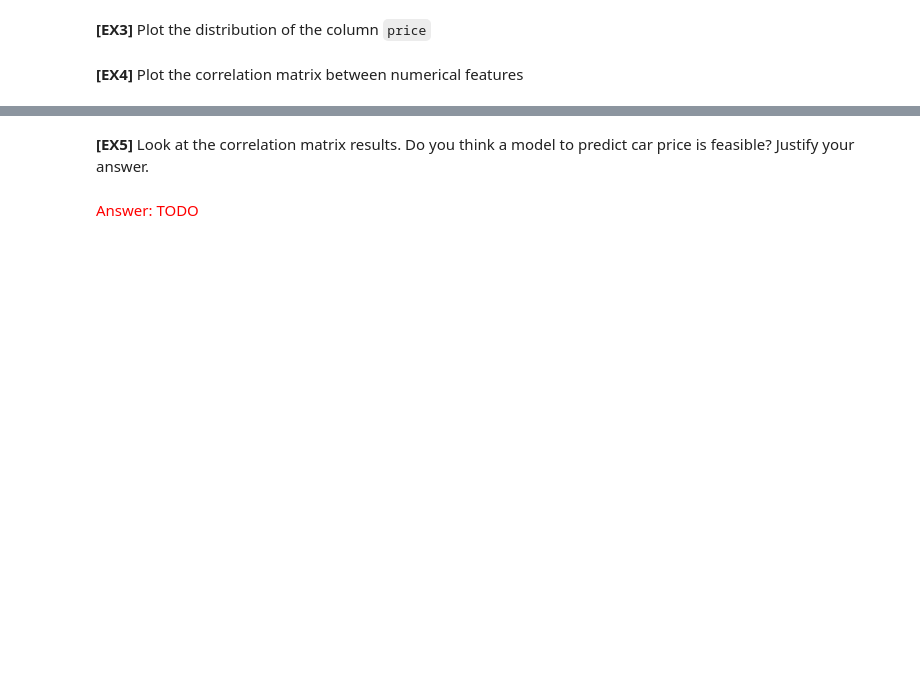
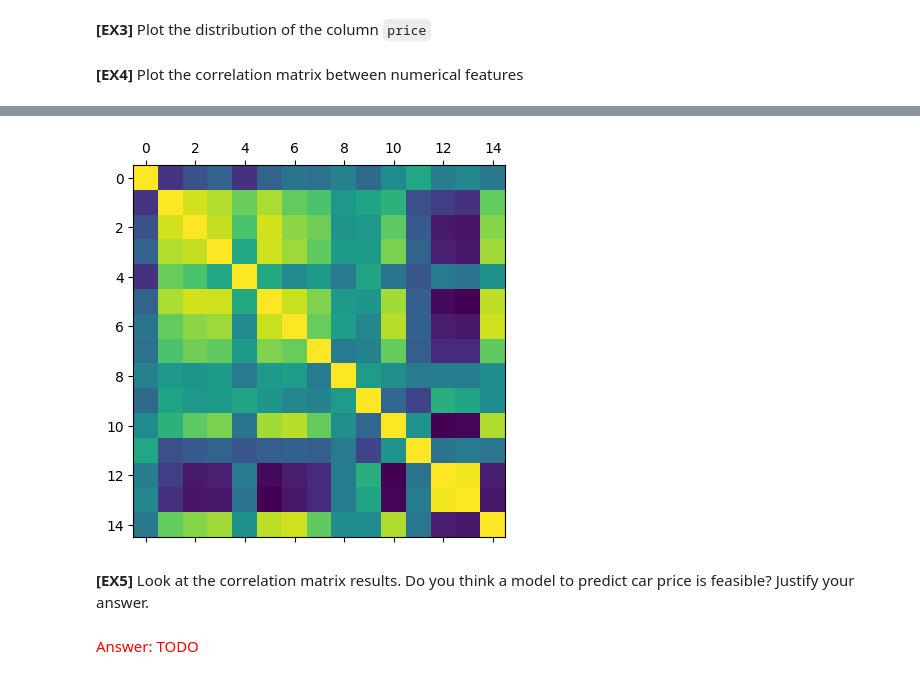
Before and after one commit to LucaFranceschi01/ML_Final_Project, a Jupyter notebook: Project_bonus_extra/P6_students.ipynb, the cells around one changed output, grey strips where cells are left out. Cells and saved outputs as stored; diff of their text form; code cells hidden in the pictures; blank space fills up the shorter version.

```diff
--- a/Project_bonus_extra/P6_students.ipynb
+++ b/Project_bonus_extra/P6_students.ipynb
@@ -69,3 +95,8 @@ df.info()
 <font color="red"> Answer: TODO</font>
 # %% [markdown]
 **[EX2]** Calculate the quartiles, maximum and minimum values for numeric features
+# %%
+numeric_features = ["symboling", "wheelbase", "carlength", "carwidth", "carheight", "curbweight", "enginesize", "boreratio", "stroke", "compressionratio", "horsepower", "peakrpm", "citympg", "highwaympg", "price"]
+df_numeric = df[numeric_features]
+
+df_numeric.quantile([0.25, 0.5, 0.75])
@@ -74,2 +133,10 @@ df.info()
 # %% [markdown]
 **[EX4]** Plot the correlation matrix between numerical features
+# %%
+corr = df_numeric.corr()
+display(corr)
+
+pyplot.matshow(corr)
+
+plt.show()
+# %% [output]
@@ -76,3 +159,4 @@ df.info()
+[figure, added]
 # %% [markdown]
 **[EX5]** Look at the correlation matrix results. Do you think a model to predict car price is feasible? Justify your answer.
 # %% [markdown]
```
Also changed, not shown: parts of 13 cells of this notebook.
